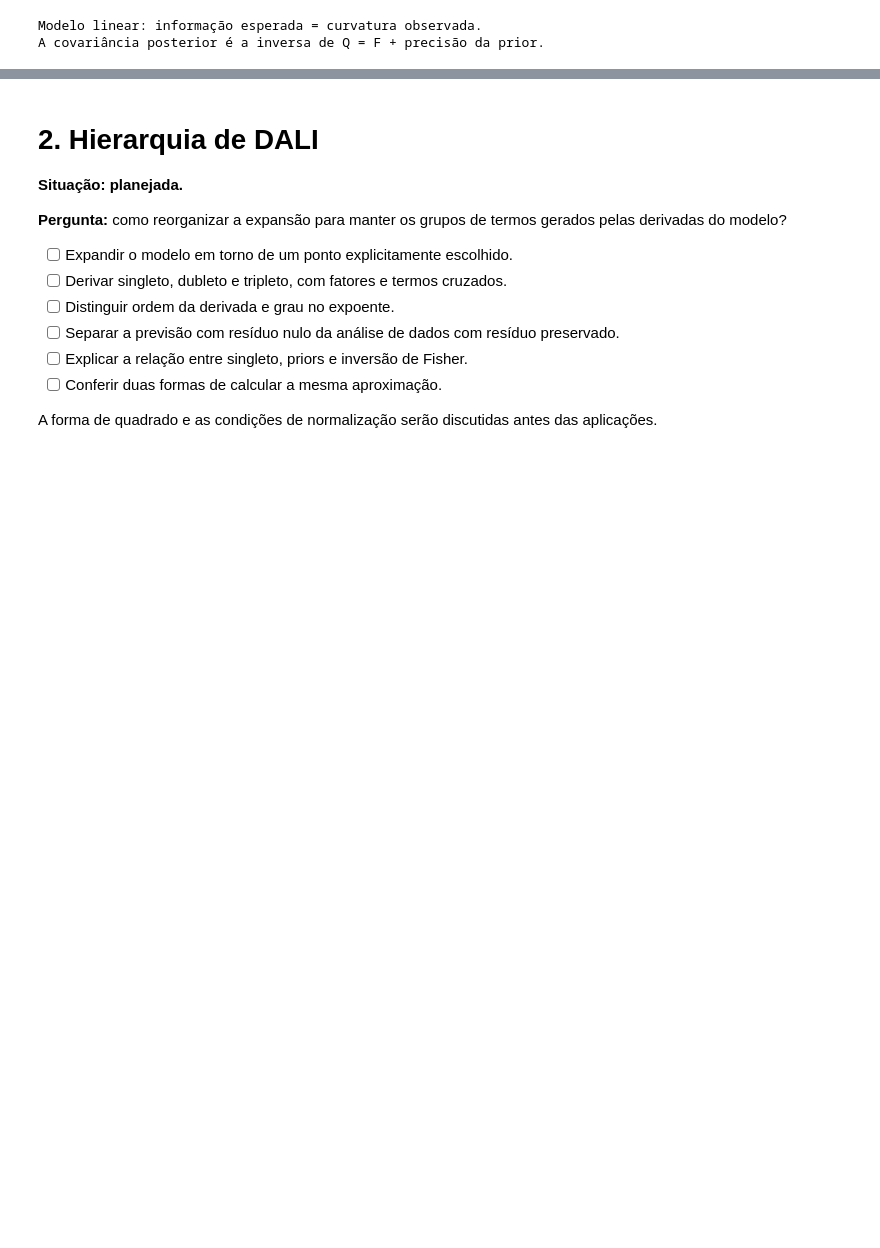
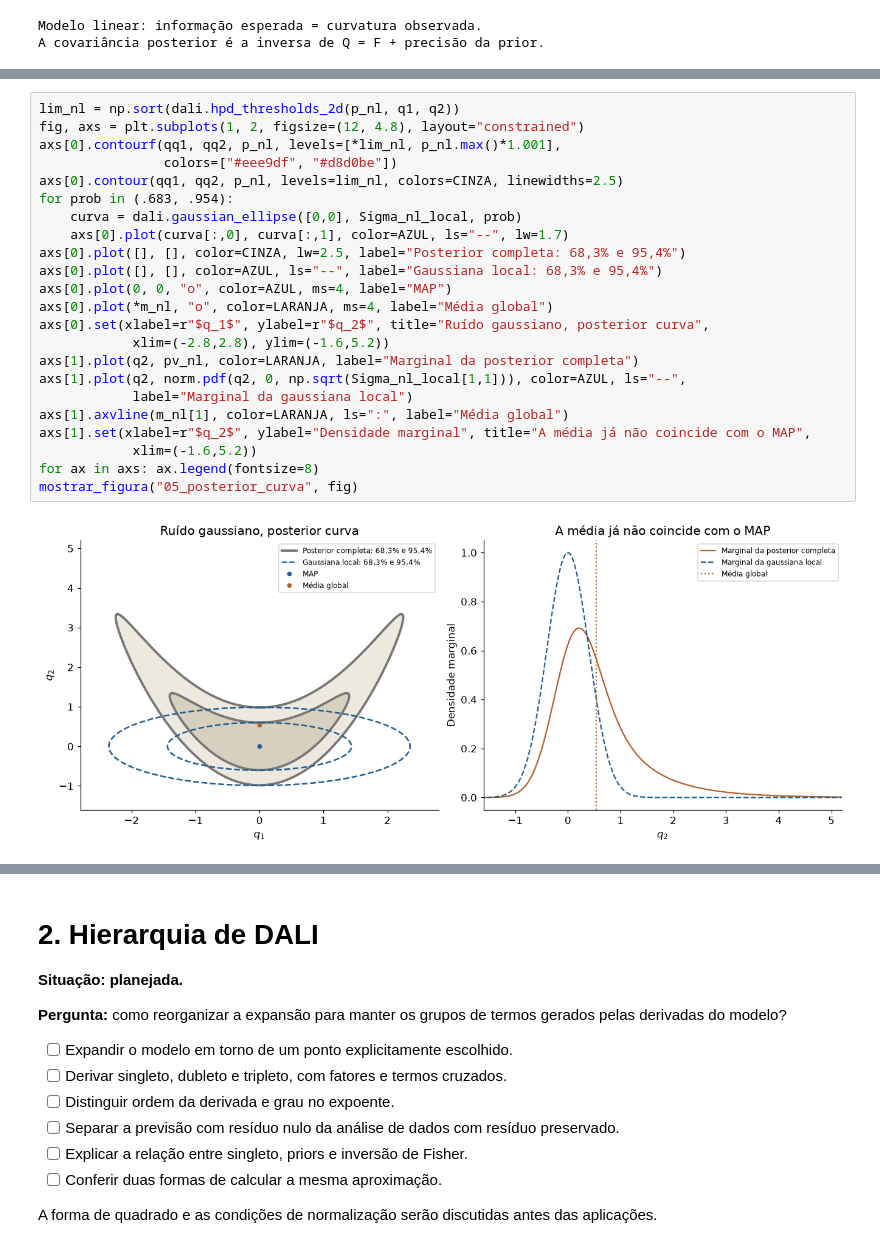
Before and after one commit to IgorStellet/Analise_Bayesiana, a Jupyter notebook: projeto/projeto_dali.ipynb, the cells around one changed output, grey strips where cells are left out. Cells and saved outputs as stored; diff of their text form; blank space fills up the shorter version.

```diff
--- a/projeto/projeto_dali.ipynb
+++ b/projeto/projeto_dali.ipynb
@@ -459,0 +986,25 @@ A covariância posterior é a inversa de Q = F + precisão da prior.
+# %%
+lim_nl = np.sort(dali.hpd_thresholds_2d(p_nl, q1, q2))
+fig, axs = plt.subplots(1, 2, figsize=(12, 4.8), layout="constrained")
+axs[0].contourf(qq1, qq2, p_nl, levels=[*lim_nl, p_nl.max()*1.001],
+                colors=["#eee9df", "#d8d0be"])
+axs[0].contour(qq1, qq2, p_nl, levels=lim_nl, colors=CINZA, linewidths=2.5)
+for prob in (.683, .954):
+    curva = dali.gaussian_ellipse([0,0], Sigma_nl_local, prob)
+    axs[0].plot(curva[:,0], curva[:,1], color=AZUL, ls="--", lw=1.7)
+axs[0].plot([], [], color=CINZA, lw=2.5, label="Posterior completa: 68,3% e 95,4%")
+axs[0].plot([], [], color=AZUL, ls="--", label="Gaussiana local: 68,3% e 95,4%")
+axs[0].plot(0, 0, "o", color=AZUL, ms=4, label="MAP")
+axs[0].plot(*m_nl, "o", color=LARANJA, ms=4, label="Média global")
+axs[0].set(xlabel=r"$q_1$", ylabel=r"$q_2$", title="Ruído gaussiano, posterior curva",
+            xlim=(-2.8,2.8), ylim=(-1.6,5.2))
+axs[1].plot(q2, pv_nl, color=LARANJA, label="Marginal da posterior completa")
+axs[1].plot(q2, norm.pdf(q2, 0, np.sqrt(Sigma_nl_local[1,1])), color=AZUL, ls="--",
+            label="Marginal da gaussiana local")
+axs[1].axvline(m_nl[1], color=LARANJA, ls=":", label="Média global")
+axs[1].set(xlabel=r"$q_2$", ylabel="Densidade marginal", title="A média já não coincide com o MAP",
+            xlim=(-1.6,5.2))
+for ax in axs: ax.legend(fontsize=8)
+mostrar_figura("05_posterior_curva", fig)
+# %% [output]
+[figure, added]
```
Also changed, not shown: parts of 23 cells of this notebook, 21 other files.
